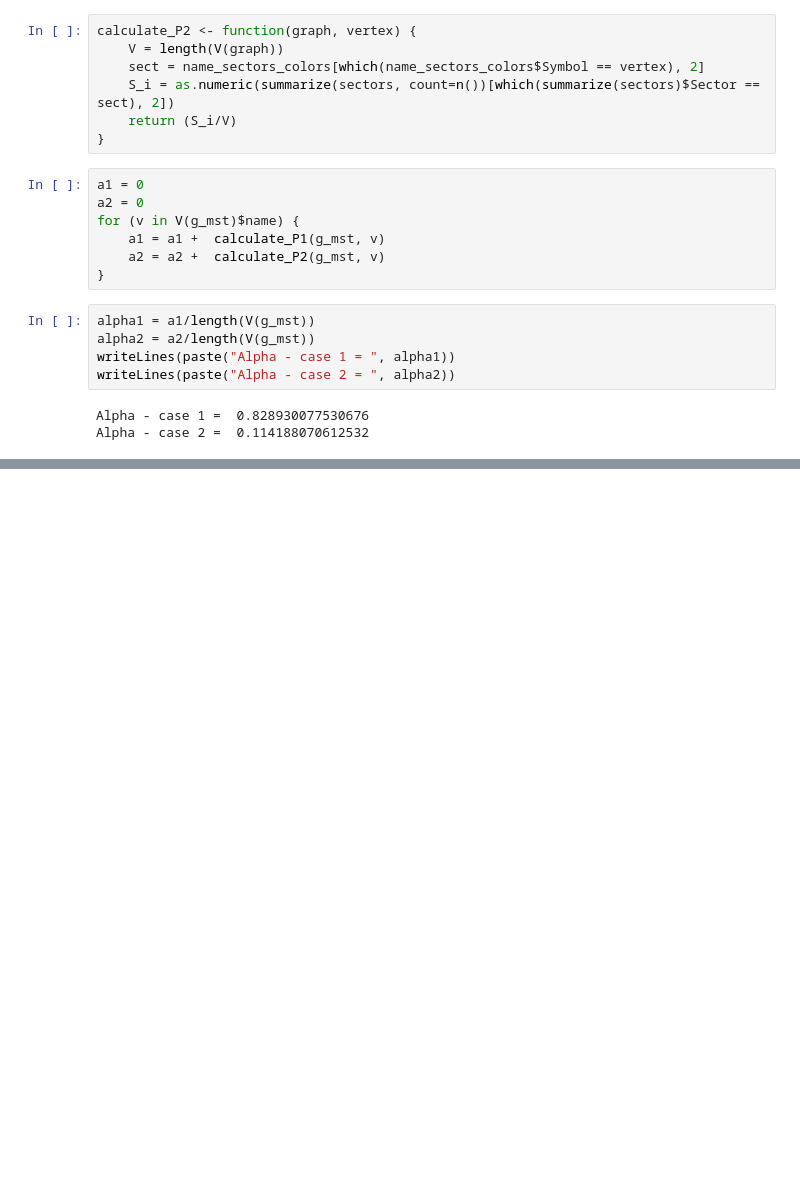
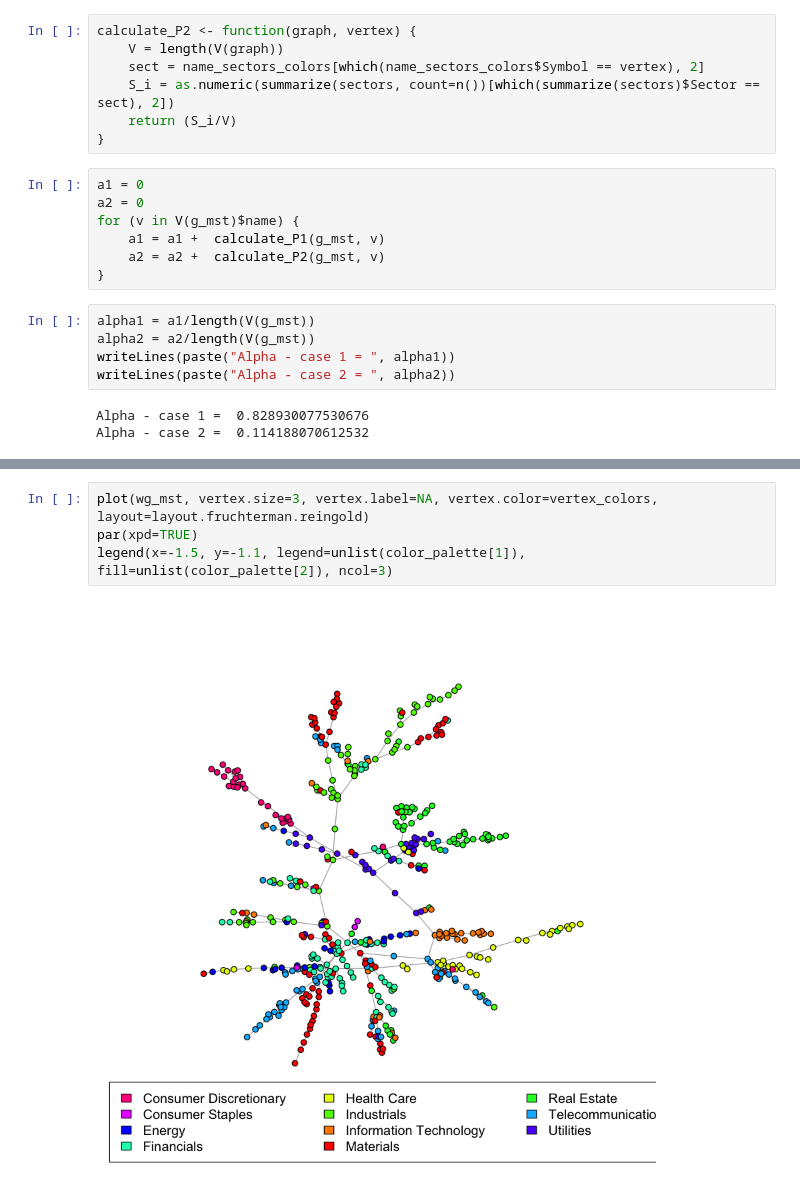
Before and after one commit to maithilibhide/ECE232, a Jupyter notebook: Project5/Stocks_Graph.ipynb, the cells around one changed output, grey strips where cells are left out. Cells and saved outputs as stored; diff of their text form; blank space fills up the shorter version.

```diff
--- a/Project5/Stocks_Graph.ipynb
+++ b/Project5/Stocks_Graph.ipynb
@@ -244,0 +266,6 @@ Alpha - case 2 =  0.114188070612532
+# %%
+plot(wg_mst, vertex.size=3, vertex.label=NA, vertex.color=vertex_colors, layout=layout.fruchterman.reingold)
+par(xpd=TRUE)
+legend(x=-1.5, y=-1.1, legend=unlist(color_palette[1]), fill=unlist(color_palette[2]), ncol=3)
+# %% [output]
+[figure, added]
```
Also changed, not shown: parts of 10 cells of this notebook.
